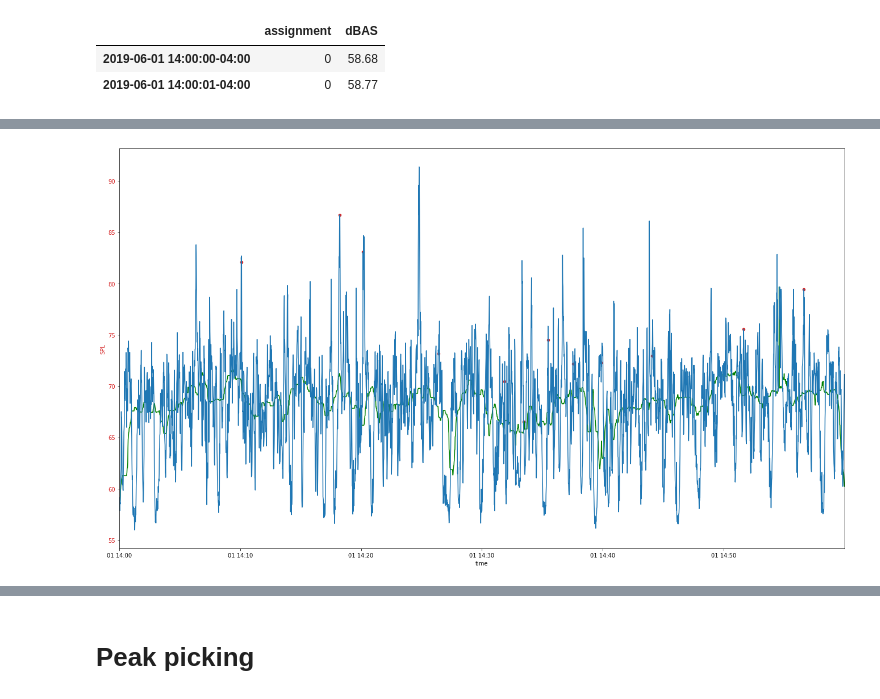
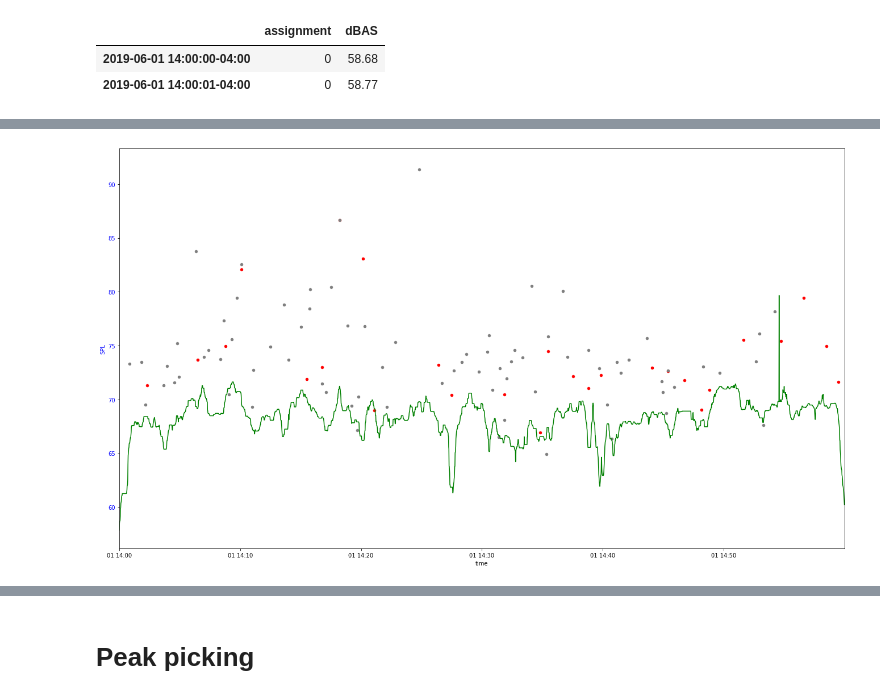
Before and after one commit to marin-hyatt/public-redhook-analysis, a Jupyter notebook: Truck_Analysis.ipynb, the cells around one changed output, grey strips where cells are left out. Cells and saved outputs as stored; diff of their text form; code cells hidden in the pictures.

Commit message:
Added scatterplot for other clusters

```diff
--- a/Truck_Analysis.ipynb
+++ b/Truck_Analysis.ipynb
@@ -985,3 +1011,3 @@ def plot_truck_clusters_scatter(joined_df, start_time, end_time):
 # %%
-plot_truck_clusters_scatter(hour_joined_df, hour_joined_df.index[0], hour_joined_df.index[-1])
+plot_truck_clusters_scatter(hour_joined_df, hour_joined_df.index[0], hour_joined_df.index[-1], 7)
 # %% [output]
@@ -1004 +1031 @@ truck_timestamp_peaks_dt:
-[figure, old version]
+[figure, new version]
```
Also changed, not shown: parts of 13 cells of this notebook.
